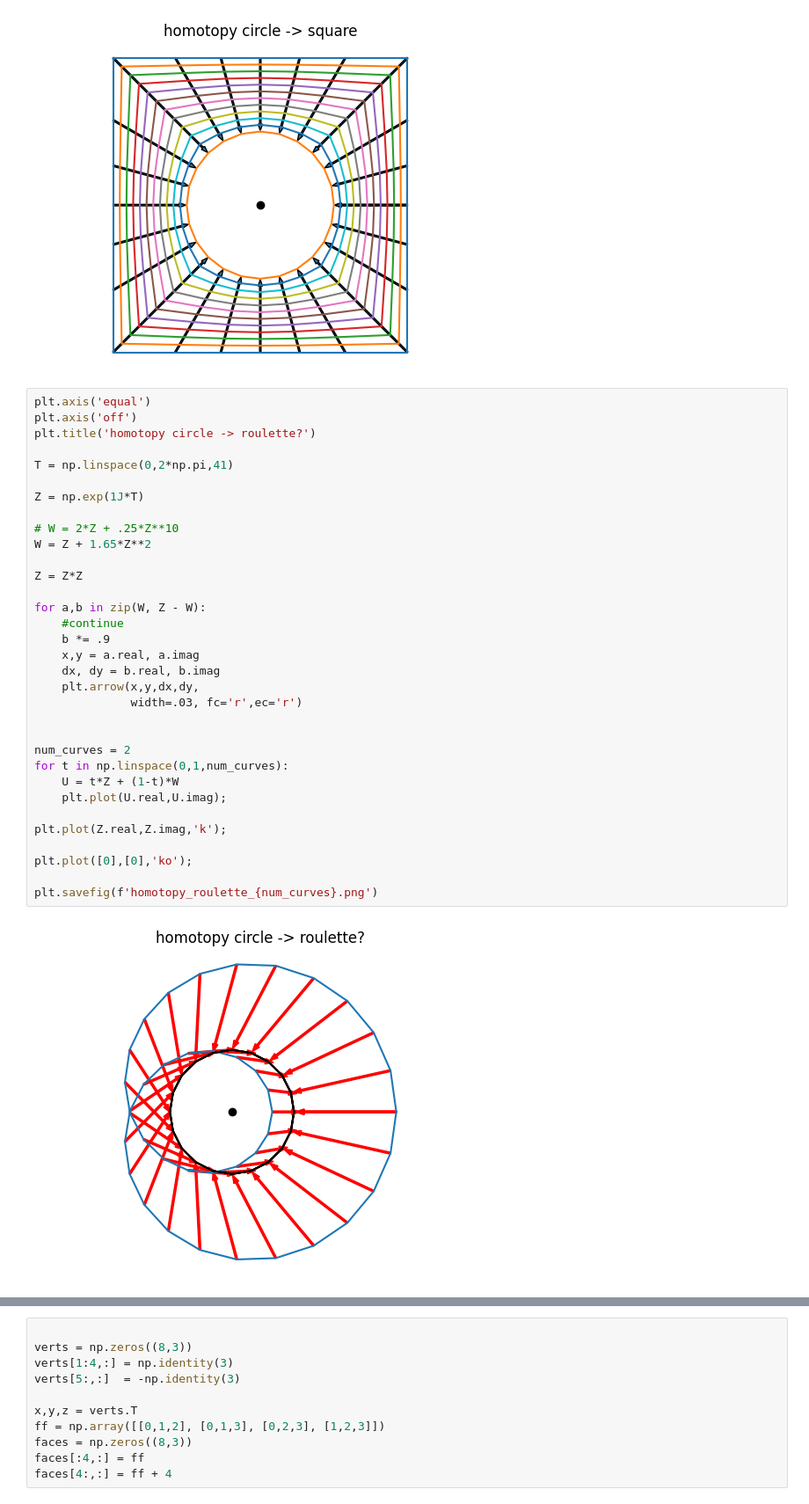
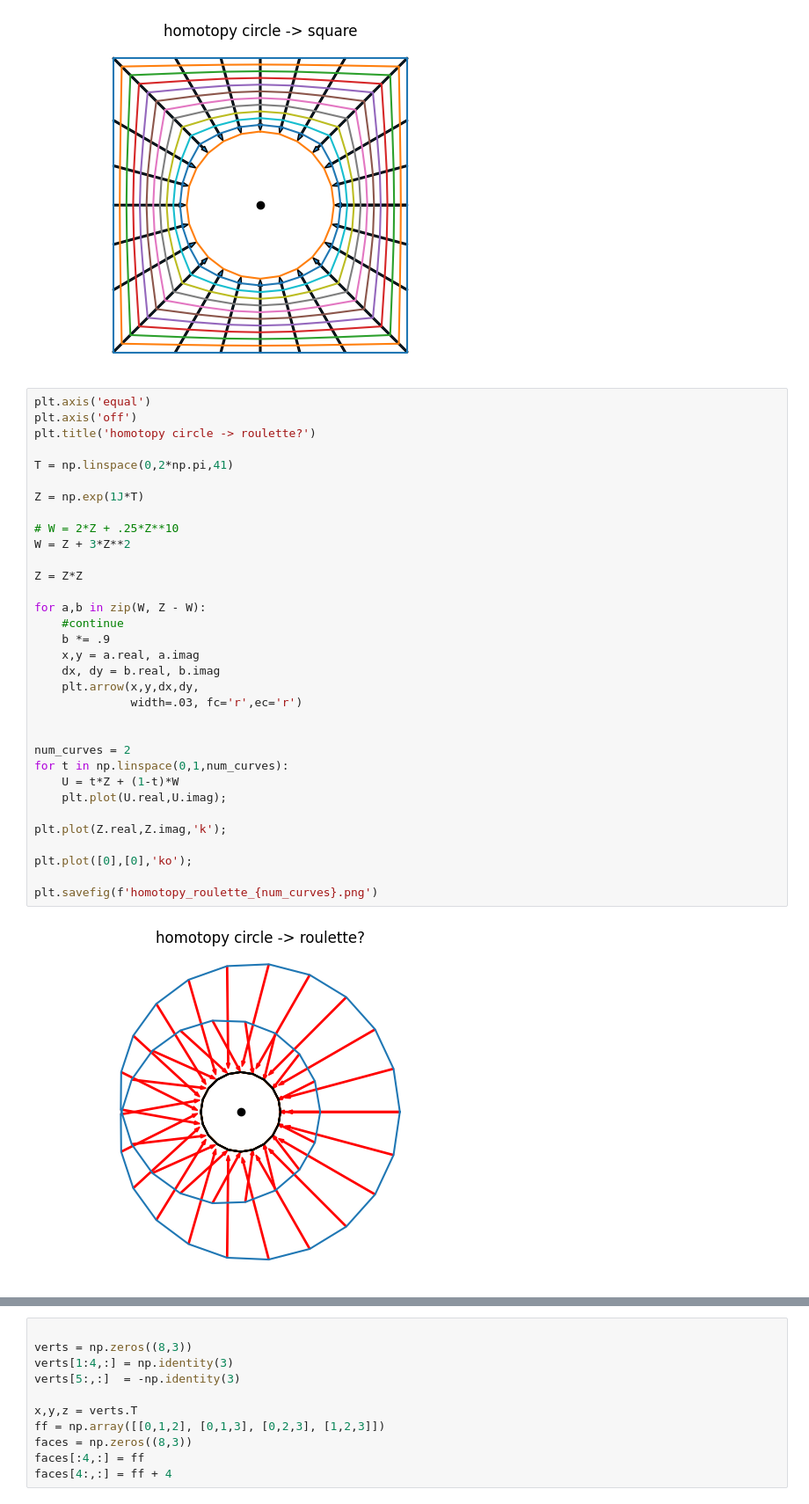
Before and after one commit to macbuse/ALG_TOP, a Jupyter notebook: homotopies.ipynb, the cells around one changed output, grey strips where cells are left out. Shown: that part at 88% size. Saved outputs shown, nothing was run; the diff lists cells and outputs as text.

```diff
--- a/homotopies.ipynb
+++ b/homotopies.ipynb
@@ -40,32 +40,32 @@ plt.axis('off')
 plt.title('homotopy circle -> roulette?')
 
 T = np.linspace(0,2*np.pi,41)
 
 Z = np.exp(1J*T)
 
 # W = 2*Z + .25*Z**10
-W = Z + 1.65*Z**2
+W = Z + 3*Z**2
 
 Z = Z*Z
 
 for a,b in zip(W, Z - W):
     #continue
     b *= .9
     x,y = a.real, a.imag
     dx, dy = b.real, b.imag
     plt.arrow(x,y,dx,dy,
               width=.03, fc='r',ec='r')
 
 
 num_curves = 2
 for t in np.linspace(0,1,num_curves):
     U = t*Z + (1-t)*W
     plt.plot(U.real,U.imag);
 
 plt.plot(Z.real,Z.imag,'k');
 
 plt.plot([0],[0],'ko');
 
 plt.savefig(f'homotopy_roulette_{num_curves}.png')
 # %% [output]
-[figure, old version]
+[figure, new version]
```
Also changed, not shown: parts of 2 cells of this notebook, 9 other files.
